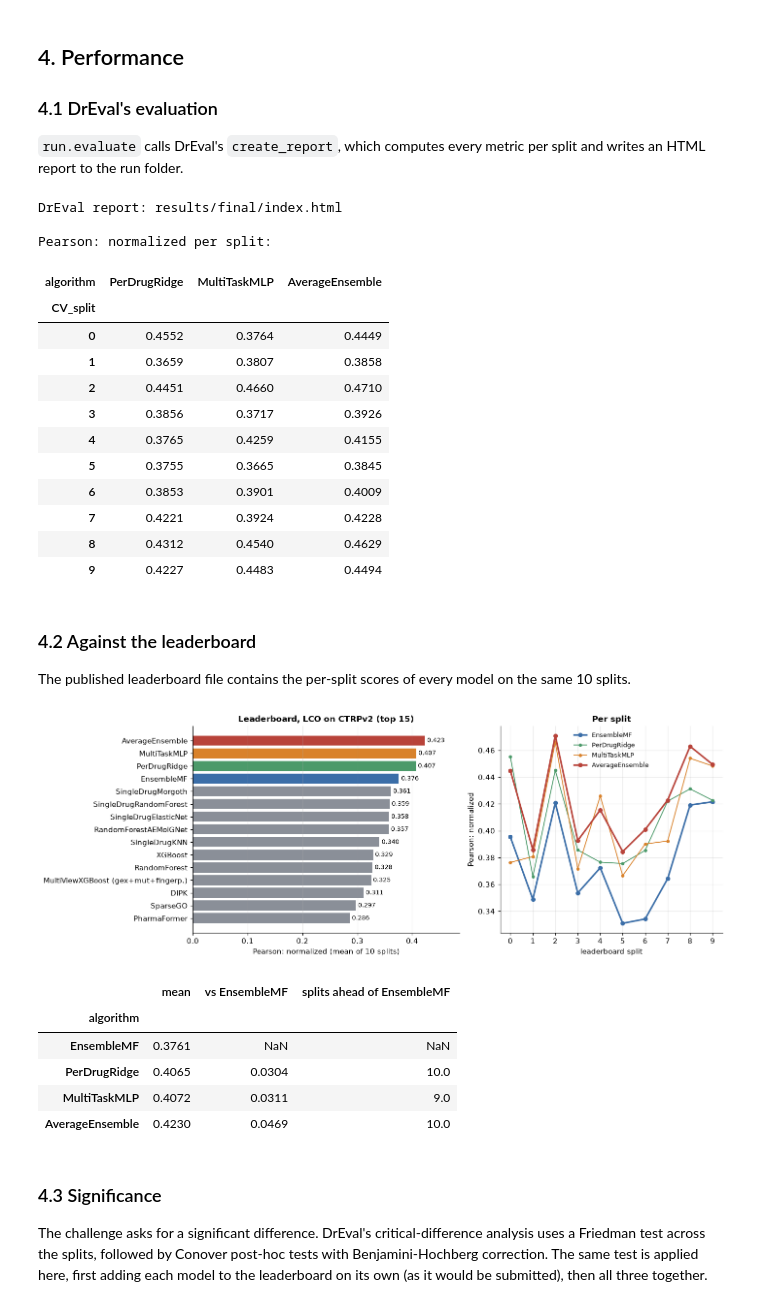
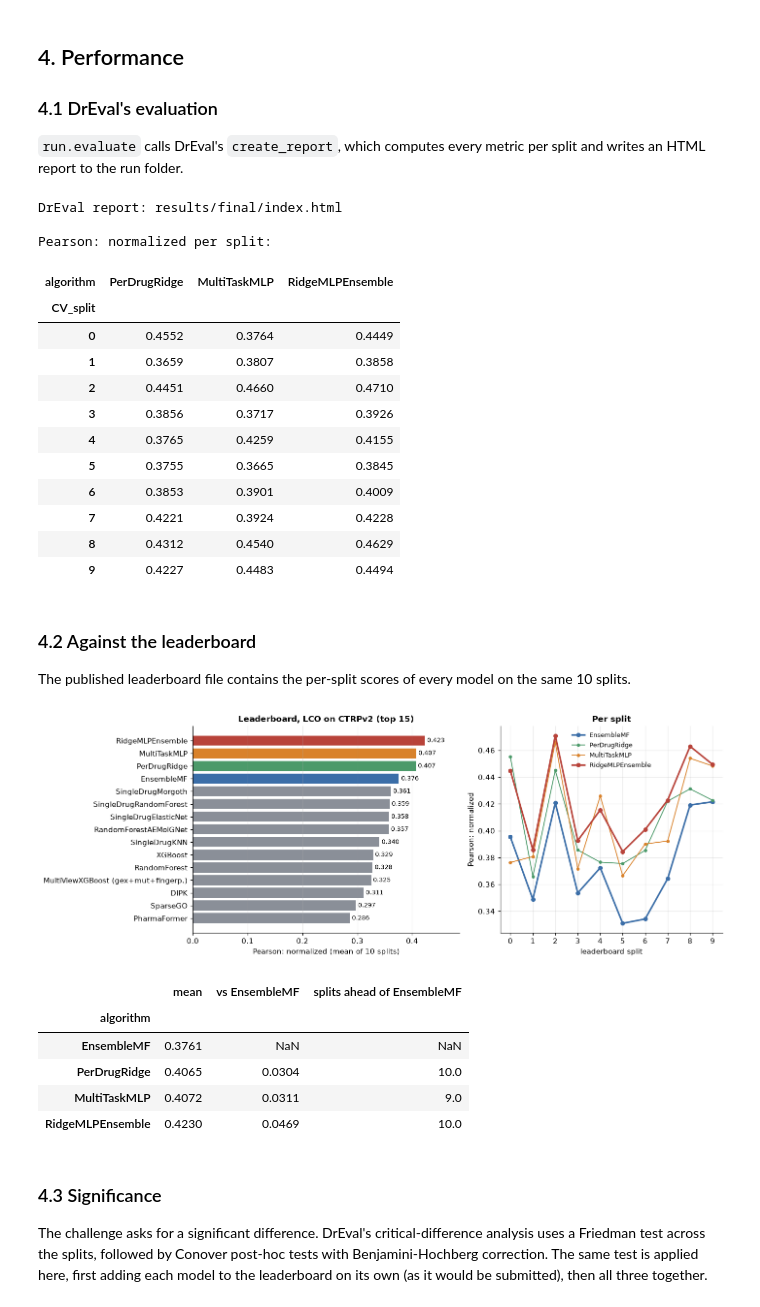
Before and after one commit to ethankershner/dreval-chocolate-challenge, a Jupyter notebook: chocolate_challenge.ipynb, the cells around one changed output. Saved outputs shown, nothing was run; the diff lists cells and outputs as text; code cells hidden in the pictures.

```diff
--- a/chocolate_challenge.ipynb
+++ b/chocolate_challenge.ipynb
@@ -53,7 +53,7 @@ from scipy.stats import friedmanchisquare, spearmanr
 warnings.filterwarnings("ignore")
 np.seterr(all="ignore")
 
-from chocolate import AverageEnsemble, MultiTaskMLP, PerDrugRidge
+from chocolate import RidgeMLPEnsemble, MultiTaskMLP, PerDrugRidge
 from chocolate import analysis as A, plots, run
 from chocolate.multitask_mlp import build_network, train_network
 from chocolate.per_drug_ridge import RIDGE_ALPHAS
@@ -66,7 +66,7 @@ PUBLISHED_EMF = "reference/leaderboard_EnsembleMF_true_vs_pred.csv"  # EnsembleM
 RUN_ID = "final"               # the run with the three models
 CACHE = f"{RESULTS}/analysis"  # results of the experiments in section 5; delete to recompute
 METRIC = run.METRIC
-MODELS = [PerDrugRidge, MultiTaskMLP, AverageEnsemble]
+MODELS = [PerDrugRidge, MultiTaskMLP, RidgeMLPEnsemble]
 OURS = [m.get_model_name() for m in MODELS]
 SINGLE = OURS[:2]
 C = plots.COLORS
@@ -373,7 +373,7 @@ ours.round(4)
 DrEval report: results/final/index.html
 
 Pearson: normalized per split:
-| algorithm | PerDrugRidge | MultiTaskMLP | AverageEnsemble |
+| algorithm | PerDrugRidge | MultiTaskMLP | RidgeMLPEnsemble |
 | CV_split |  |  |  |
 | 0 | 0.4552 | 0.3764 | 0.4449 |
 | 1 | 0.3659 | 0.3807 | 0.3858 |
@@ -392,36 +392,36 @@ The published leaderboard file contains the per-split scores of every model on t
 # %%
 lb = pd.read_csv(LEADERBOARD)
 lb = lb[(lb.test_mode == "LCO") & (lb.rand_setting == "predictions")]
 published = lb.pivot_table(index="CV_split", columns="algorithm", values=METRIC).dropna(axis=1)
 board = published.join(ours)
 
 fig, axes = plt.subplots(1, 2, figsize=(13, 4.8), gridspec_kw={"width_ratios": [1.2, 1]})
 plots.leaderboard(board.mean(), C, axes[0])
 axes[0].set_title("Leaderboard, LCO on CTRPv2 (top 15)")
 x = np.arange(10)
 for m in ["EnsembleMF"] + OURS:
-    axes[1].plot(x, board[m], "o-", color=C[m], label=m, lw=2.2 if m in ("AverageEnsemble", "EnsembleMF") else 1.2,
-                 ms=5 if m in ("AverageEnsemble", "EnsembleMF") else 3.5)
+    axes[1].plot(x, board[m], "o-", color=C[m], label=m, lw=2.2 if m in ("RidgeMLPEnsemble", "EnsembleMF") else 1.2,
+                 ms=5 if m in ("RidgeMLPEnsemble", "EnsembleMF") else 3.5)
 axes[1].set(title="Per split", xlabel="leaderboard split", ylabel=METRIC, xticks=x)
 axes[1].legend(frameon=False, fontsize=8.5)
 plt.tight_layout()
 plt.show()
 
 summary = pd.DataFrame({
     "mean": board[["EnsembleMF"] + OURS].mean(),
     "vs EnsembleMF": board[["EnsembleMF"] + OURS].mean() - board["EnsembleMF"].mean(),
     "splits ahead of EnsembleMF": [(board[m] > board["EnsembleMF"]).sum() for m in ["EnsembleMF"] + OURS],
 })
 summary.loc["EnsembleMF", ["vs EnsembleMF", "splits ahead of EnsembleMF"]] = np.nan
 summary.round(4)
 # %% [output]
 [figure]
 |  | mean | vs EnsembleMF | splits ahead of EnsembleMF |
 | algorithm |  |  |  |
 | EnsembleMF | 0.3761 | NaN | NaN |
 | PerDrugRidge | 0.4065 | 0.0304 | 10.0 |
 | MultiTaskMLP | 0.4072 | 0.0311 | 9.0 |
-| AverageEnsemble | 0.4230 | 0.0469 | 10.0 |
+| RidgeMLPEnsemble | 0.4230 | 0.0469 | 10.0 |
 # %% [markdown]
 ### 4.3 Significance
 
```
Also changed, not shown: parts of 13 cells of this notebook, 6 other files.
